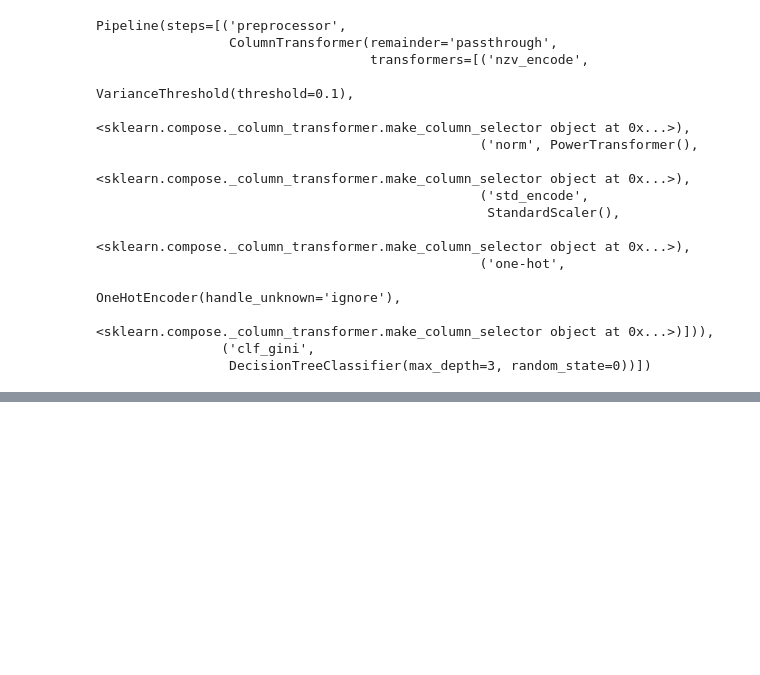
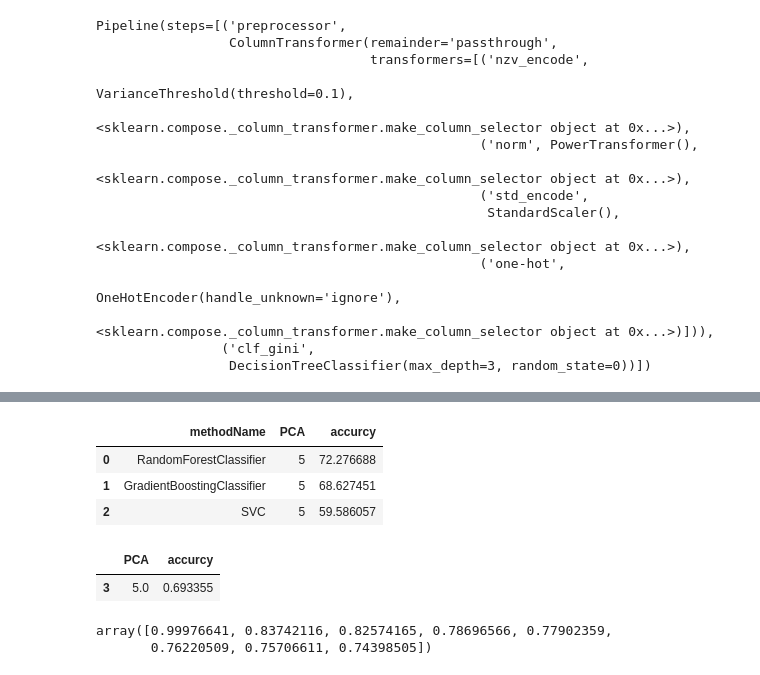
Before and after one commit to Abdulmalik-rebdi/aqar1, a Jupyter notebook: src/classification.ipynb, the cells around one changed output, grey strips where cells are left out. Cells and saved outputs as stored; diff of their text form; code cells hidden in the pictures; blank space fills up the shorter version.

```diff
--- a/src/classification.ipynb
+++ b/src/classification.ipynb
@@ -395,0 +623,7 @@ Test set score: 0.7557
+# %%
+ax
+# %% [output]
+|  | methodName | PCA | accurcy |
+| 0 | RandomForestClassifier | 5 | 72.276688 |
+| 1 | GradientBoostingClassifier | 5 | 68.627451 |
+| 2 | SVC | 5 | 59.586057 |
@@ -395,0 +677,10 @@ Test set score: 0.7557
+# %%
+ax[ax['accurcy'] == ax['accurcy'].max()]
+# %% [output]
+|  | PCA | accurcy |
+| 3 | 5.0 | 0.693355 |
+# %%
+train_accuracy
+# %% [output]
+array([0.99976641, 0.83742116, 0.82574165, 0.78696566, 0.77902359,
+       0.76220509, 0.75706611, 0.74398505])
```
Also changed, not shown: parts of 28 cells of this notebook, 10 other files.
